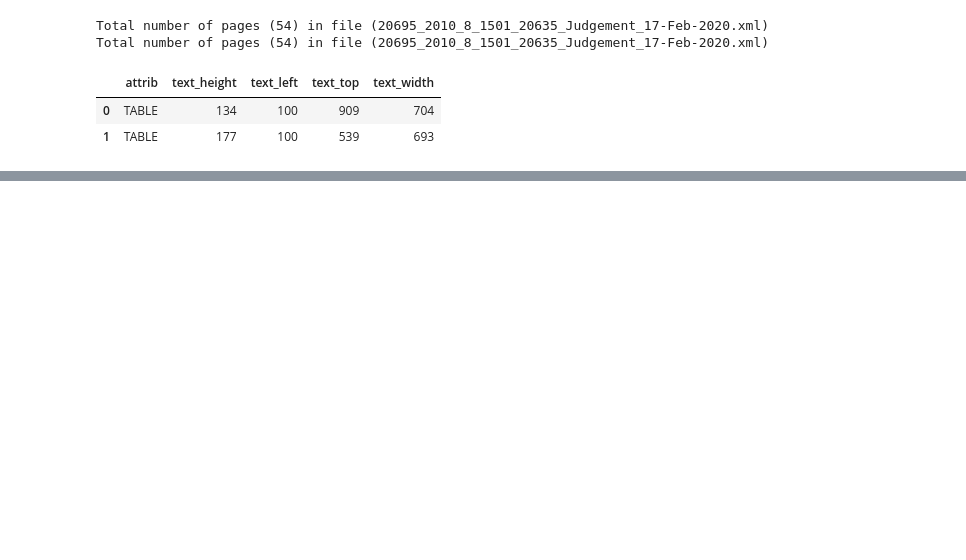
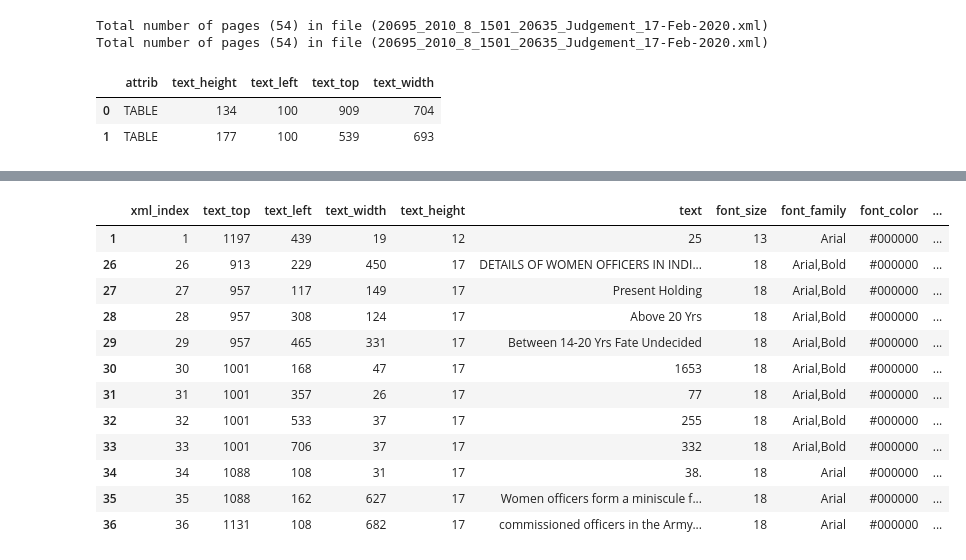
Before and after one commit to kumardeepak/document-structure, a Jupyter notebook: notebooks/DOCUMENT_STRUCTURE_MAIN_KD.ipynb, the cells around one changed output, grey strips where cells are left out. Drawn from its saved outputs; the diff is of its cells as text; code cells hidden in the pictures; blank space fills up the shorter version.

```diff
--- a/notebooks/DOCUMENT_STRUCTURE_MAIN_KD.ipynb
+++ b/notebooks/DOCUMENT_STRUCTURE_MAIN_KD.ipynb
@@ -98,8 +98,9 @@ df              = xml_dfs[file_index]
 img_df          = img_dfs[file_index]
 # %%
 tblLines            = TableAndLine(bg_img_filepath)
-line_df, table_df   = tblLines.get_tables_and_lines()
-show_df(table_df)
+line_df, tables_df  = tblLines.get_tables_and_lines()
+table_childern_df   = tblLines.get_table_details(tables_df)
+# draw_box(img_filepath, page_width, page_height, table_df, color='red')
 # %% [output]
 |  | attrib | text_height | text_left | text_top | text_width |
 | 0 | TABLE | 134 | 100 | 909 | 704 |
@@ -141,0 +139,20 @@ show_df(h_df)
+# %%
+in_df.loc[(in_df['text_top'] >= table_df.loc[0]['text_top']) &
+          (in_df['text_left'] >= table_df.loc[0]['text_left']) &
+          (in_df['text_height'] <= table_df.loc[0]['text_height']) &
+          (in_df['text_width'] <= table_df.loc[0]['text_width'])
+         ]
+# %% [output]
+|  | xml_index | text_top | text_left | text_width | text_height | text | font_size | font_family | font_color | ... |
+| 1 | 1 | 1197 | 439 | 19 | 12 | 25 | 13 | Arial | #000000 | ... |
+| 26 | 26 | 913 | 229 | 450 | 17 | DETAILS OF WOMEN OFFICERS IN INDI... | 18 | Arial,Bold | #000000 | ... |
+| 27 | 27 | 957 | 117 | 149 | 17 | Present Holding | 18 | Arial,Bold | #000000 | ... |
+| 28 | 28 | 957 | 308 | 124 | 17 | Above 20 Yrs | 18 | Arial,Bold | #000000 | ... |
+| 29 | 29 | 957 | 465 | 331 | 17 | Between 14-20 Yrs Fate Undecided | 18 | Arial,Bold | #000000 | ... |
+| 30 | 30 | 1001 | 168 | 47 | 17 | 1653 | 18 | Arial,Bold | #000000 | ... |
+| 31 | 31 | 1001 | 357 | 26 | 17 | 77 | 18 | Arial,Bold | #000000 | ... |
+| 32 | 32 | 1001 | 533 | 37 | 17 | 255 | 18 | Arial,Bold | #000000 | ... |
+| 33 | 33 | 1001 | 706 | 37 | 17 | 332 | 18 | Arial,Bold | #000000 | ... |
+| 34 | 34 | 1088 | 108 | 31 | 17 | 38. | 18 | Arial | #000000 | ... |
+| 35 | 35 | 1088 | 162 | 627 | 17 | Women officers form a miniscule f... | 18 | Arial | #000000 | ... |
+| 36 | 36 | 1131 | 108 | 682 | 17 | commissioned officers in the Army... | 18 | Arial | #000000 | ... |
```
Also changed, not shown: parts of 3 cells of this notebook, 3 other files.
